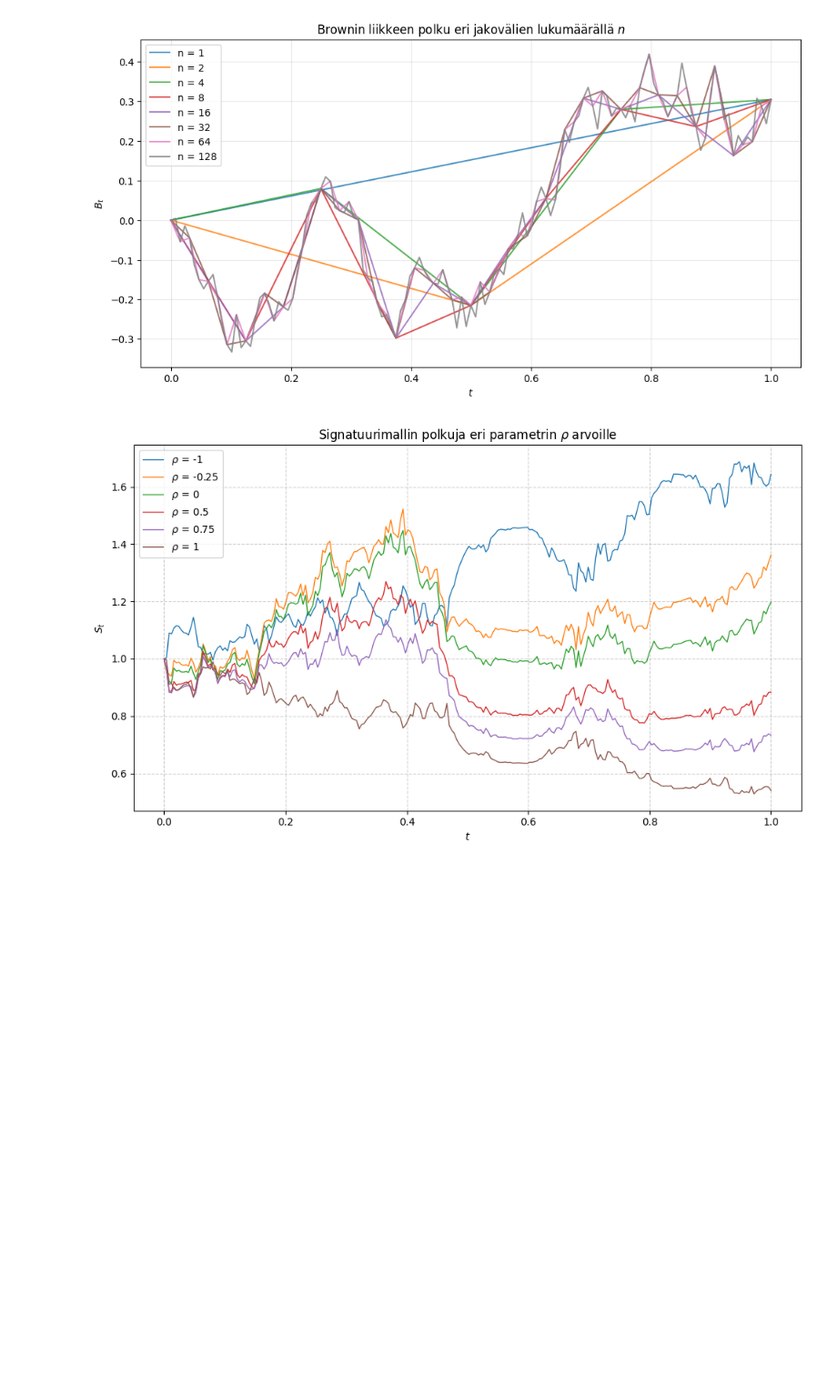
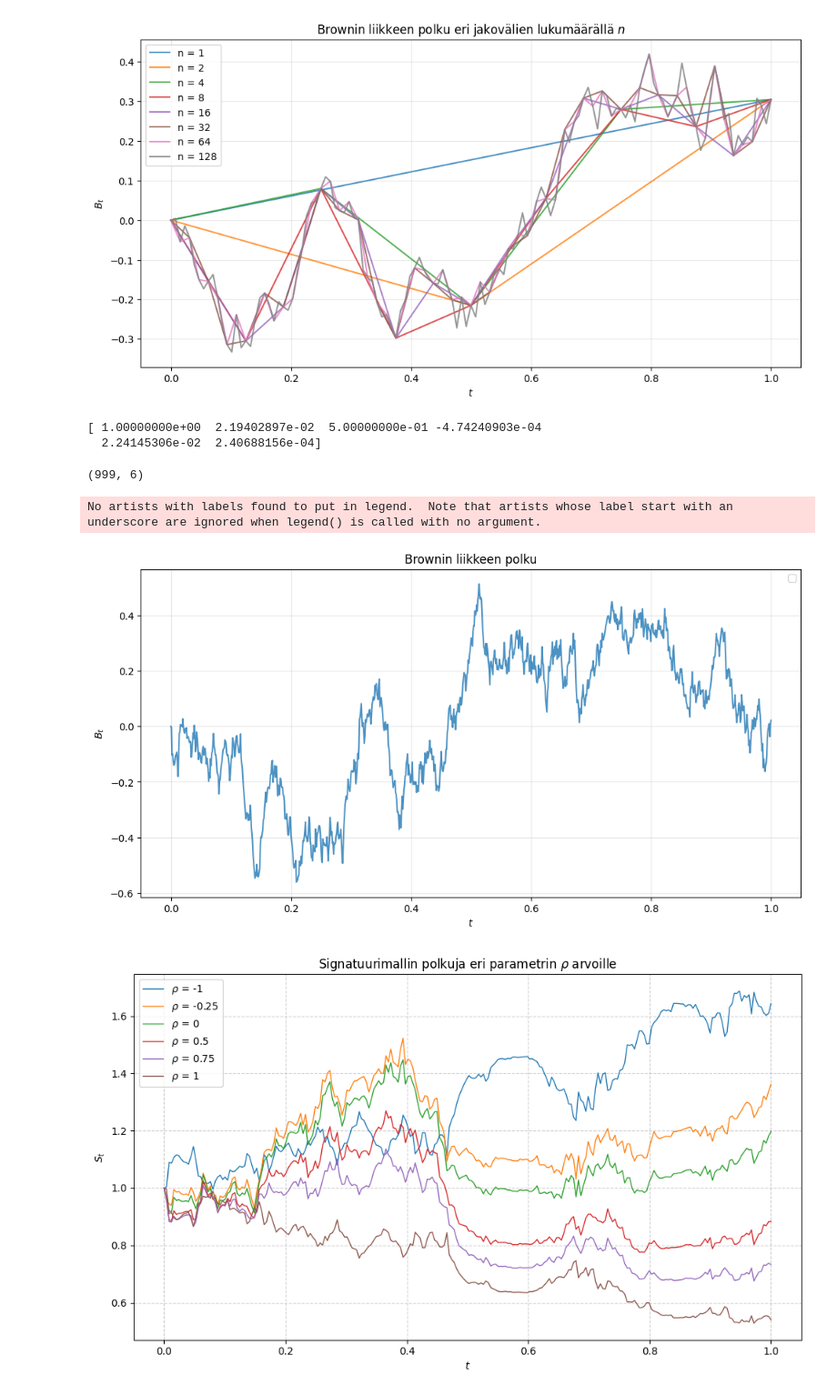
Before and after one commit to OtsoHelminen/SignatureModels, a Jupyter notebook: SigRegress.ipynb, the cells around one changed output. Shown at 91% size. Cells and saved outputs as stored; diff of their text form; code cells hidden in the pictures; blank space fills up the shorter version.

```diff
--- a/SigRegress.ipynb
+++ b/SigRegress.ipynb
@@ -49,6 +49,44 @@ plt.grid(True, alpha=0.3)
 plt.show()
 # %% [output]
 [figure]
+# %%
+# Signatuuriesimerkki yhdelle Brownin liikkeen realisaatiolle
+SEED = 202612312412
+J = 1000
+M = 2
+t = np.linspace(0, 1, J)
+dt = t[1] - t[0]
+rng = np.random.default_rng(SEED)
+Z_1 = rng.normal(0, 1, J - 1)
+Bpath = np.zeros(J)
+Bpath[1:] = np.cumsum(np.sqrt(dt) * Z_1)
+stream = np.column_stack((t, Bpath))
+Bsig = iisignature.sig(stream, M)
+print(Bsig)
+# %% [output]
+[ 1.00000000e+00  2.19402897e-02  5.00000000e-01 -4.74240903e-04
+  2.24145306e-02  2.40688156e-04]
+# %%
+Bsig.shape
+# %% [output]
+(999, 6)
+# %%
+plt.figure(figsize=(12, 6))
+plt.plot(
+    t,
+    Bpath,
+    alpha=0.8
+)
+
+plt.xlabel("$t$")
+plt.ylabel("$B_t$")
+plt.title("Brownin liikkeen polku")
+plt.legend()
+plt.grid(True, alpha=0.3)
+plt.show()
+# %% [output]
+No artists with labels found to put in legend.  Note that artists whose label start with an underscore are ignored when legend() is called with no argument.
+[figure, added]
 # %%
 # Polkujen simulointi
 SEED = 202612312412
```
Also changed, not shown: parts of 1 cell of this notebook.
